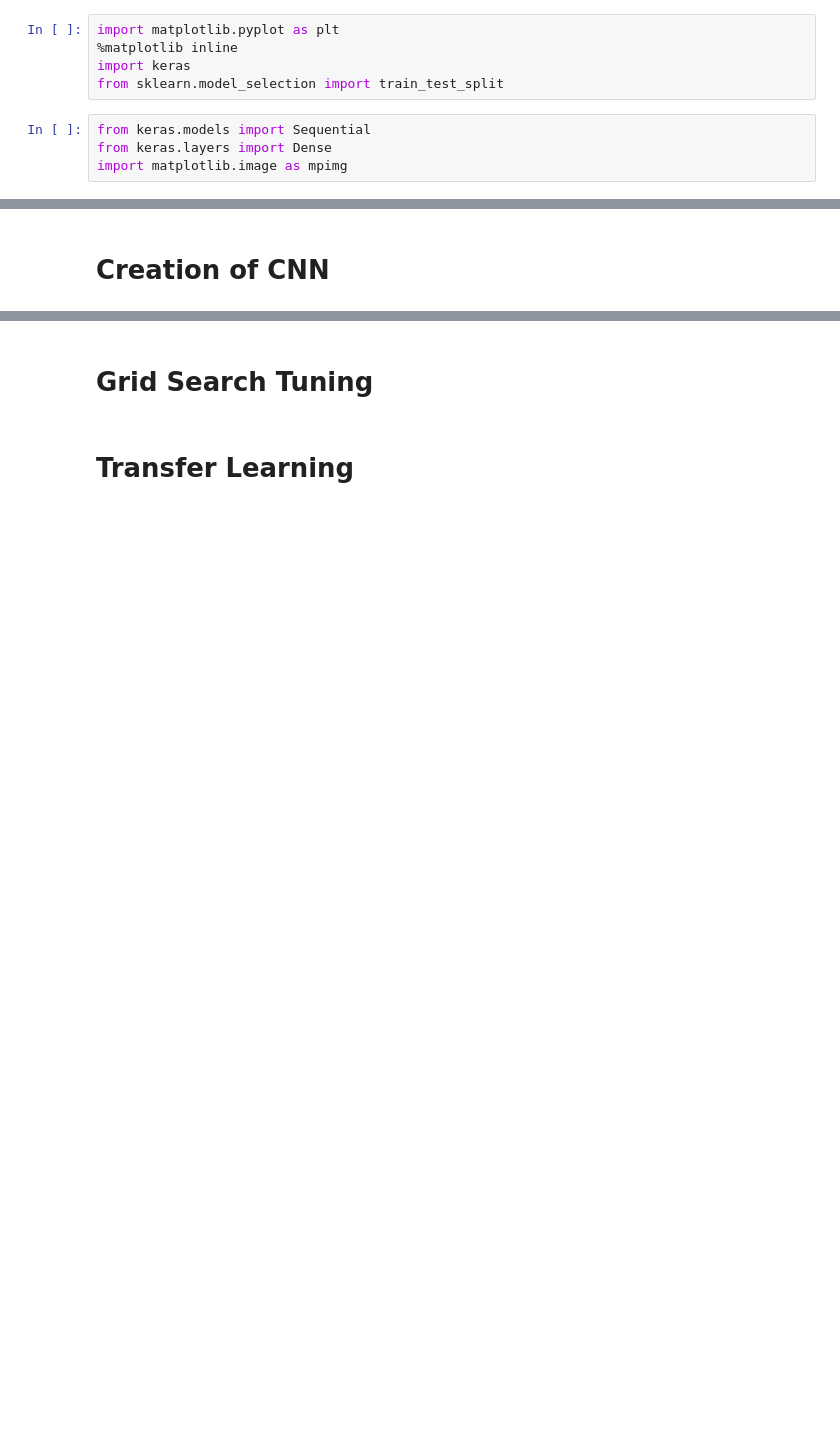
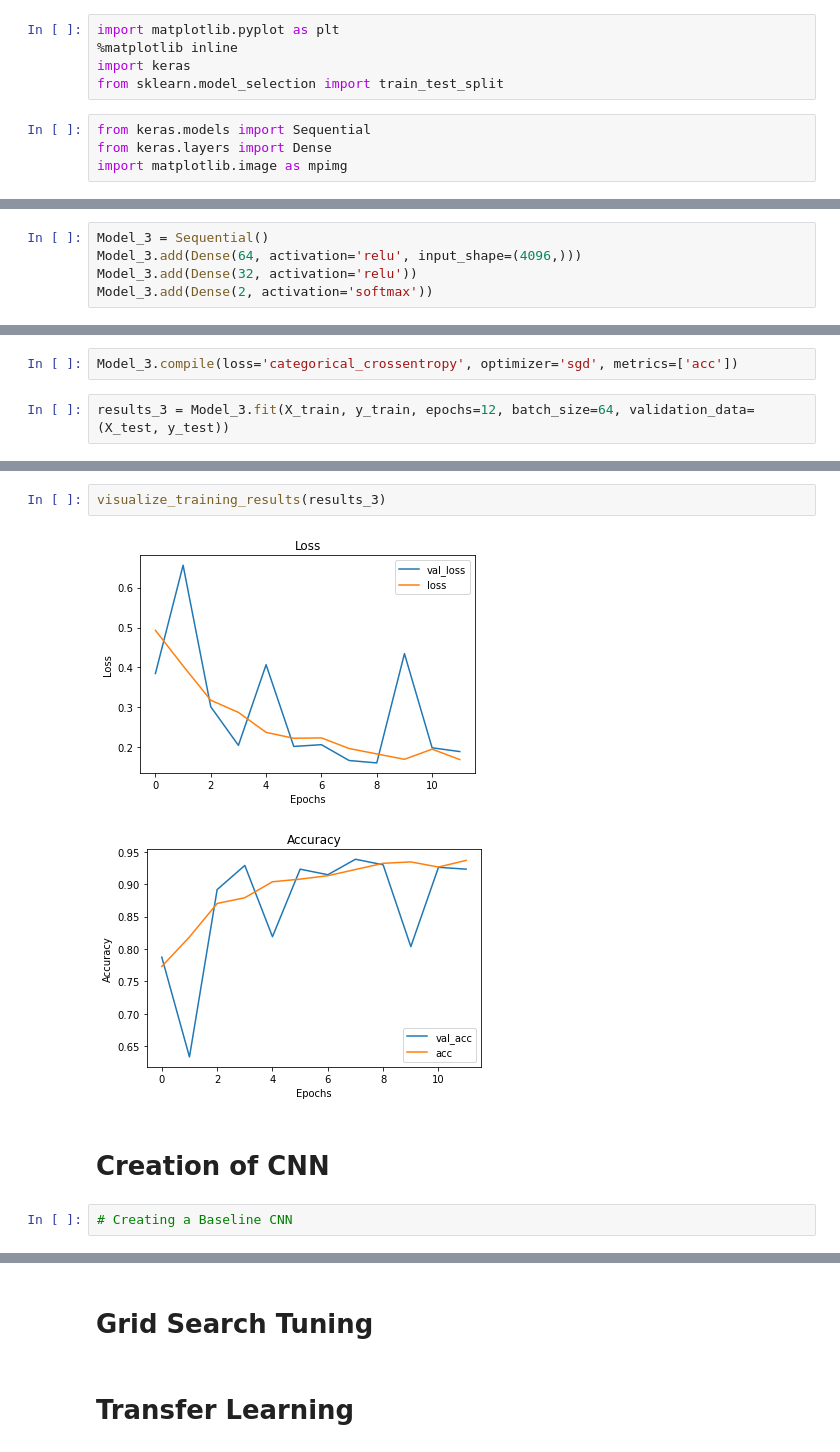
Before and after one commit to INV-VTL/P4-Project, a Jupyter notebook: Notebook.ipynb, the cells around one changed output, grey strips where cells are left out. Cells and saved outputs as stored; diff of their text form; blank space fills up the shorter version.

```diff
--- a/Notebook.ipynb
+++ b/Notebook.ipynb
@@ -29,0 +244,5 @@ from keras.preprocessing.image import ImageDataGenerator, array_to_img, img_to_a
+# %%
+Model_3 = Sequential()
+Model_3.add(Dense(64, activation='relu', input_shape=(4096,)))
+Model_3.add(Dense(32, activation='relu'))
+Model_3.add(Dense(2, activation='softmax'))
@@ -29,0 +266,4 @@ from keras.preprocessing.image import ImageDataGenerator, array_to_img, img_to_a
+# %%
+Model_3.compile(loss='categorical_crossentropy', optimizer='sgd', metrics=['acc'])
+# %%
+results_3 = Model_3.fit(X_train, y_train, epochs=12, batch_size=64, validation_data=(X_test, y_test))
@@ -30,2 +288,9 @@ from keras.preprocessing.image import ImageDataGenerator, array_to_img, img_to_a
+# %%
+visualize_training_results(results_3)
+# %% [output]
+[figure, added]
+[figure, added]
 # %% [markdown]
 # Creation of CNN
+# %%
+# Creating a Baseline CNN
```
Also changed, not shown: parts of 50 cells of this notebook.
